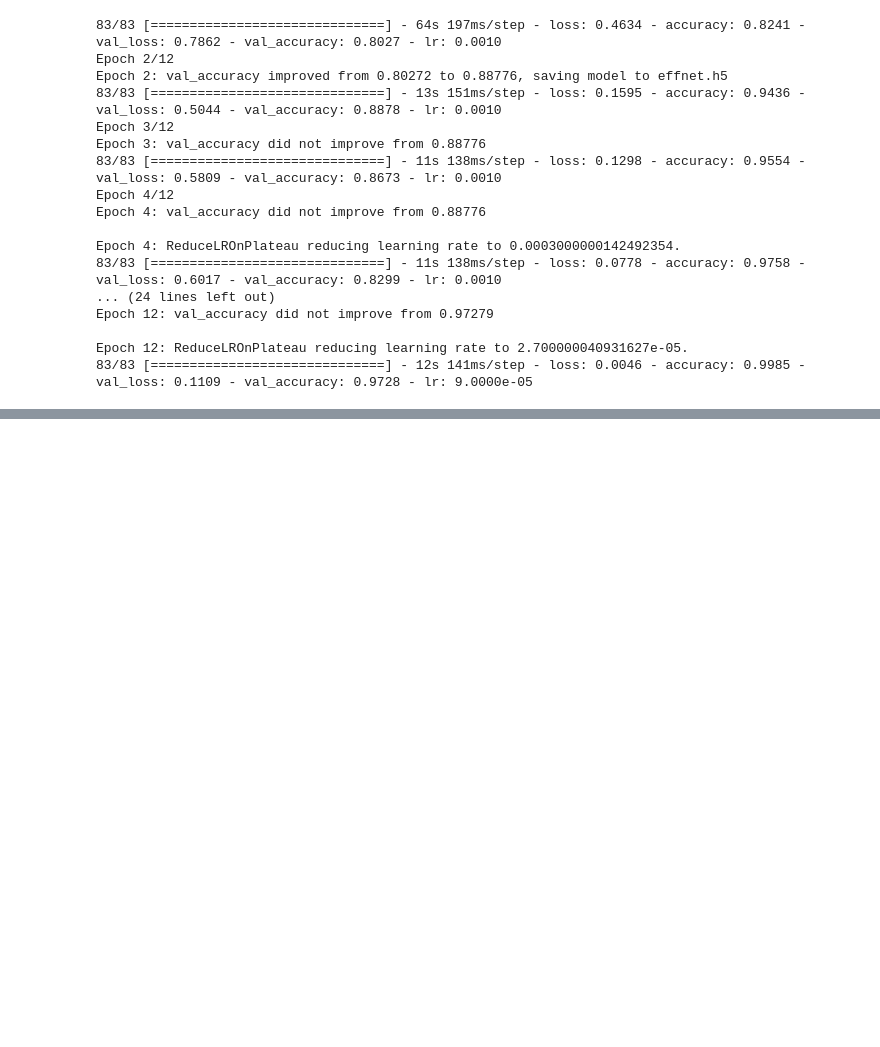
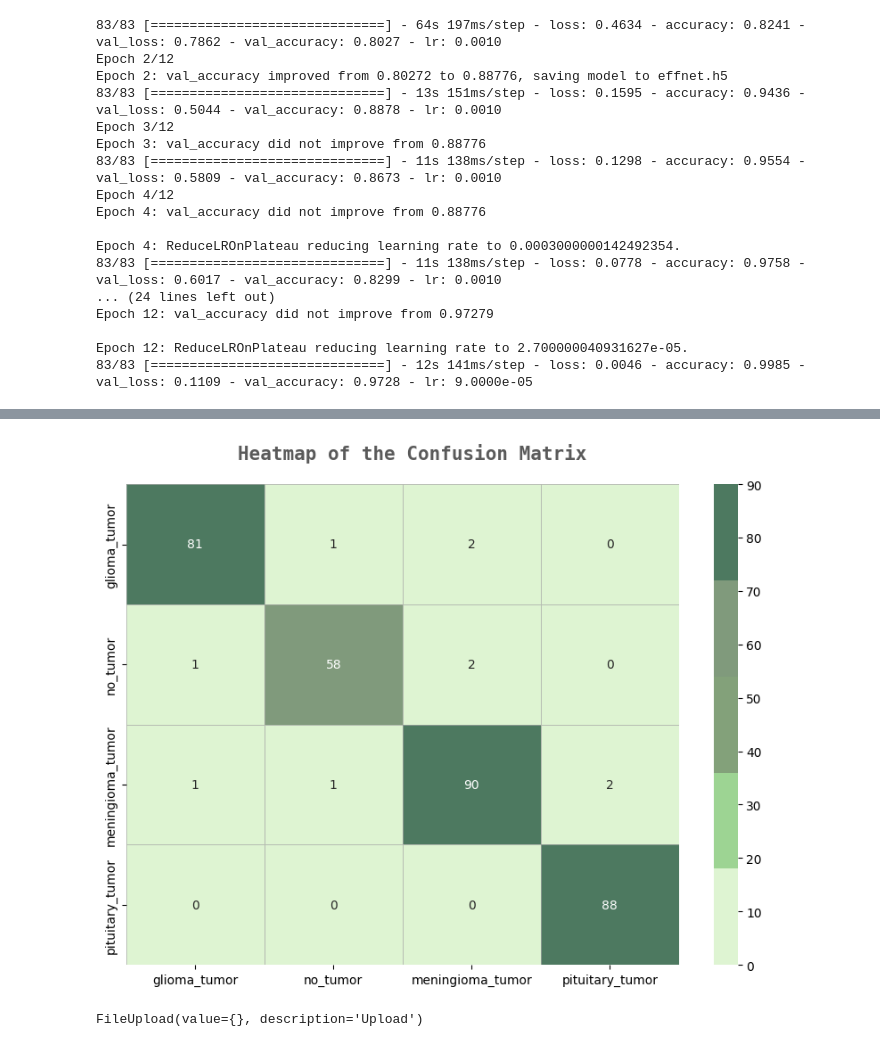
Before and after one commit to olimpijada72/brain_tumor_detection, a Jupyter notebook: brain_tumor_detection.ipynb, the cells around one changed output, grey strips where cells are left out. Drawn from its saved outputs; the diff is of its cells as text; code cells hidden in the pictures; blank space fills up the shorter version.

```diff
--- a/brain_tumor_detection.ipynb
+++ b/brain_tumor_detection.ipynb
@@ -181,0 +212,4 @@ test
+# %%
+pred = model.predict(X_test)
+pred = np.argmax(pred, axis= 1)
+Y_test_new = np.argmax(Y_test, axis =1 )
@@ -181,0 +231,9 @@ test
+# %%
+fig, ax = plt.subplots(1,1, figsize=(10, 7, ))
+sns.heatmap(confusion_matrix(Y_test_new, pred), ax = ax, xticklabels = labels, yticklabels = labels, annot=True,
+            cmap = colors_green[::-1], alpha = 0.7, linewidths =0.5,  linecolor = colors_dark[3])
+fig.text(s='Heatmap of the Confusion Matrix',size=15,fontweight='bold',
+             fontname='monospace',color=colors_dark[1],y=0.92,x=0.25,alpha=0.8)
+plt.show()
+# %% [output]
+[figure, added]
@@ -181,0 +261,6 @@ test
+# %%
+
+uploader = widgets.FileUpload()
+display(uploader)
+# %% [output]
+FileUpload(value={}, description='Upload')
```
Also changed, not shown: parts of 6 cells of this notebook.
